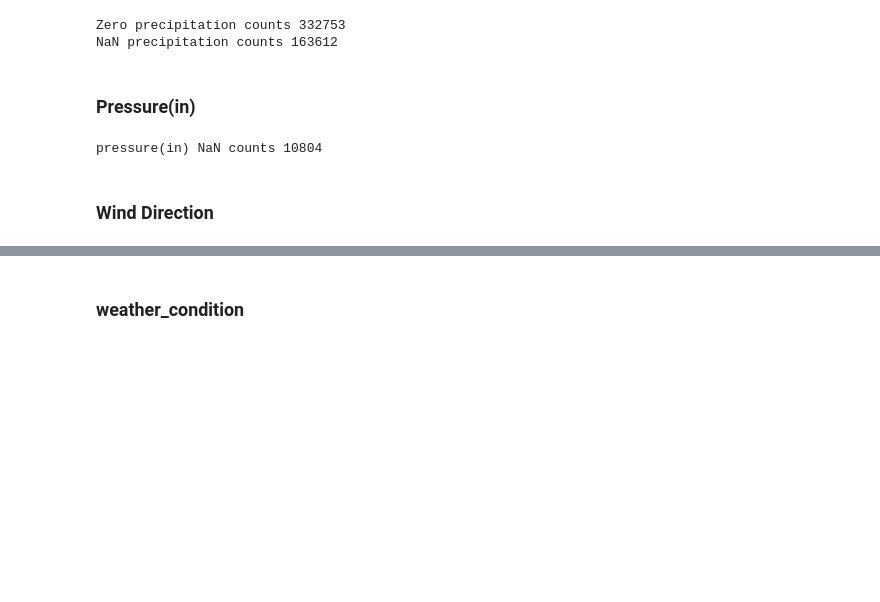
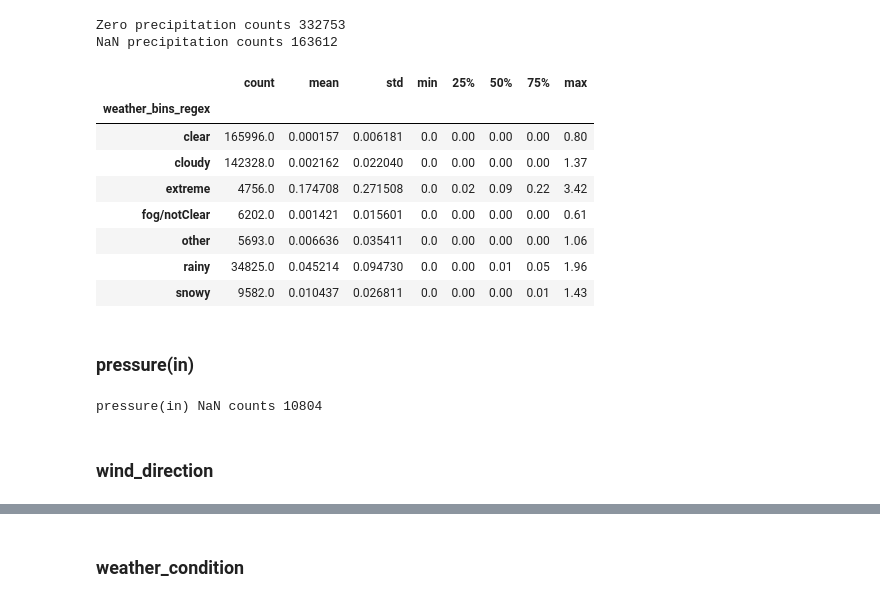
Before and after one commit to Govind-Asawa/US_Car_Accidents, a Jupyter notebook: ML_US_Car_accidents.ipynb, the cells around one changed output, grey strips where cells are left out. Cells and saved outputs as stored; diff of their text form; code cells hidden in the pictures; blank space fills up the shorter version.

```diff
--- a/ML_US_Car_accidents.ipynb
+++ b/ML_US_Car_accidents.ipynb
@@ -809,3 +892,15 @@ print("NaN precipitation counts", precipitation_nan_counts)
 # %% [output]
 Zero precipitation counts 332753
 NaN precipitation counts 163612
+# %%
+df2.groupby(["weather_bins_regex"])["precipitation(in)"].describe()
+# %% [output]
+|  | count | mean | std | min | 25% | 50% | 75% | max |
+| weather_bins_regex |  |  |  |  |  |  |  |  |
+| clear | 165996.0 | 0.000157 | 0.006181 | 0.0 | 0.00 | 0.00 | 0.00 | 0.80 |
+| cloudy | 142328.0 | 0.002162 | 0.022040 | 0.0 | 0.00 | 0.00 | 0.00 | 1.37 |
+| extreme | 4756.0 | 0.174708 | 0.271508 | 0.0 | 0.02 | 0.09 | 0.22 | 3.42 |
+| fog/notClear | 6202.0 | 0.001421 | 0.015601 | 0.0 | 0.00 | 0.00 | 0.00 | 0.61 |
+| other | 5693.0 | 0.006636 | 0.035411 | 0.0 | 0.00 | 0.00 | 0.00 | 1.06 |
+| rainy | 34825.0 | 0.045214 | 0.094730 | 0.0 | 0.00 | 0.01 | 0.05 | 1.96 |
+| snowy | 9582.0 | 0.010437 | 0.026811 | 0.0 | 0.00 | 0.00 | 0.01 | 1.43 |
@@ -812,5 +910,5 @@ NaN precipitation counts 163612
 # %% [markdown]
-### Pressure(in)
+### pressure(in)
 # %%
 print("pressure(in) NaN counts", df2['pressure(in)'].isna().sum())
 
@@ -818,8 +916,8 @@ print("pressure(in) NaN counts", df2['pressure(in)'].isna().sum())
 df2['pressure(in)'].fillna(df2['pressure(in)'].mean(), inplace = True)
 # %% [output]
 pressure(in) NaN counts 10804
-# %% [markdown]
-### Wind Direction
+# %% [markdown]
+### wind_direction
 # %%
 df2['wind_direction'].fillna(df2['wind_direction'].mode(), inplace = True)
 # %% [markdown]
```
Also changed, not shown: parts of 20 cells of this notebook.
